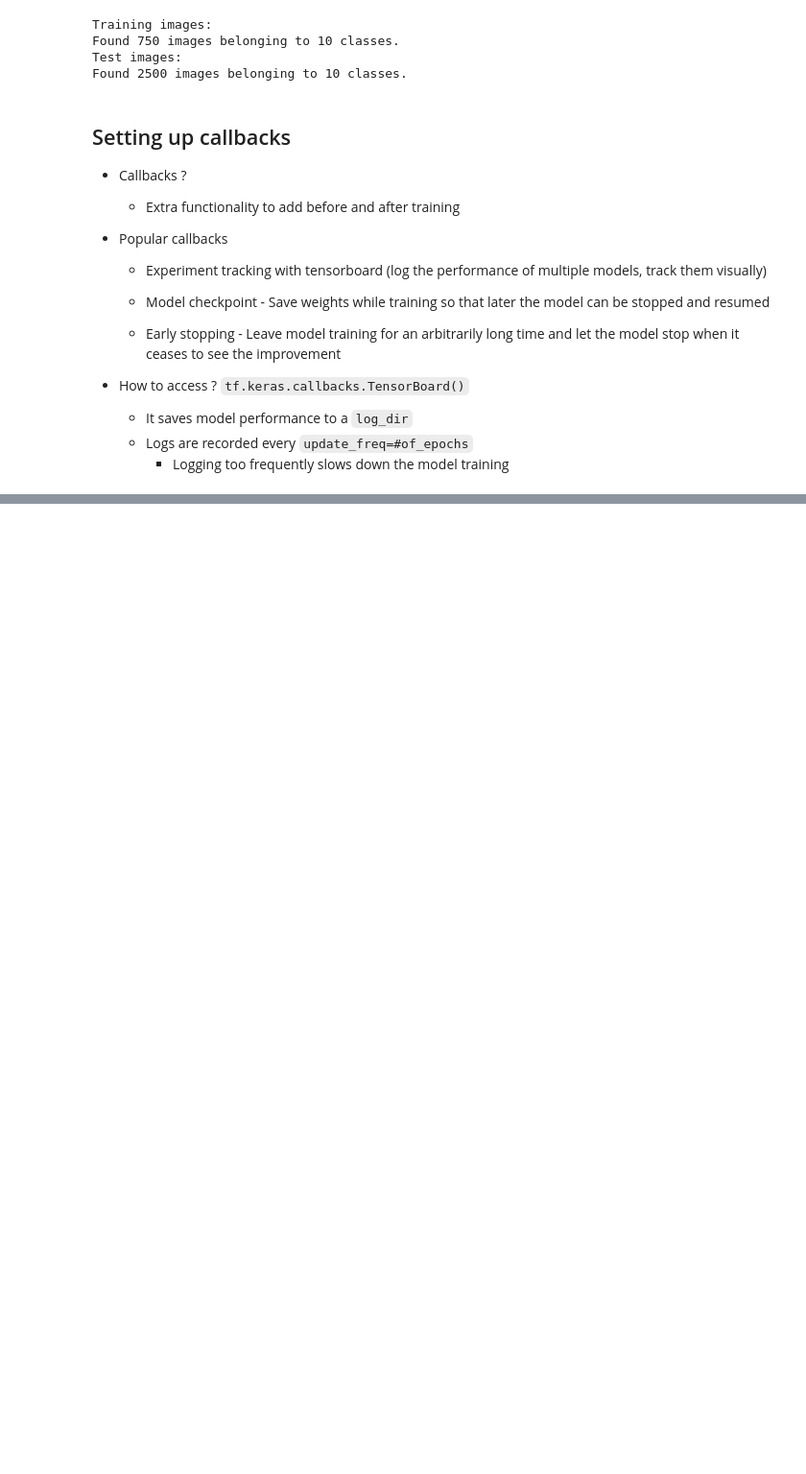
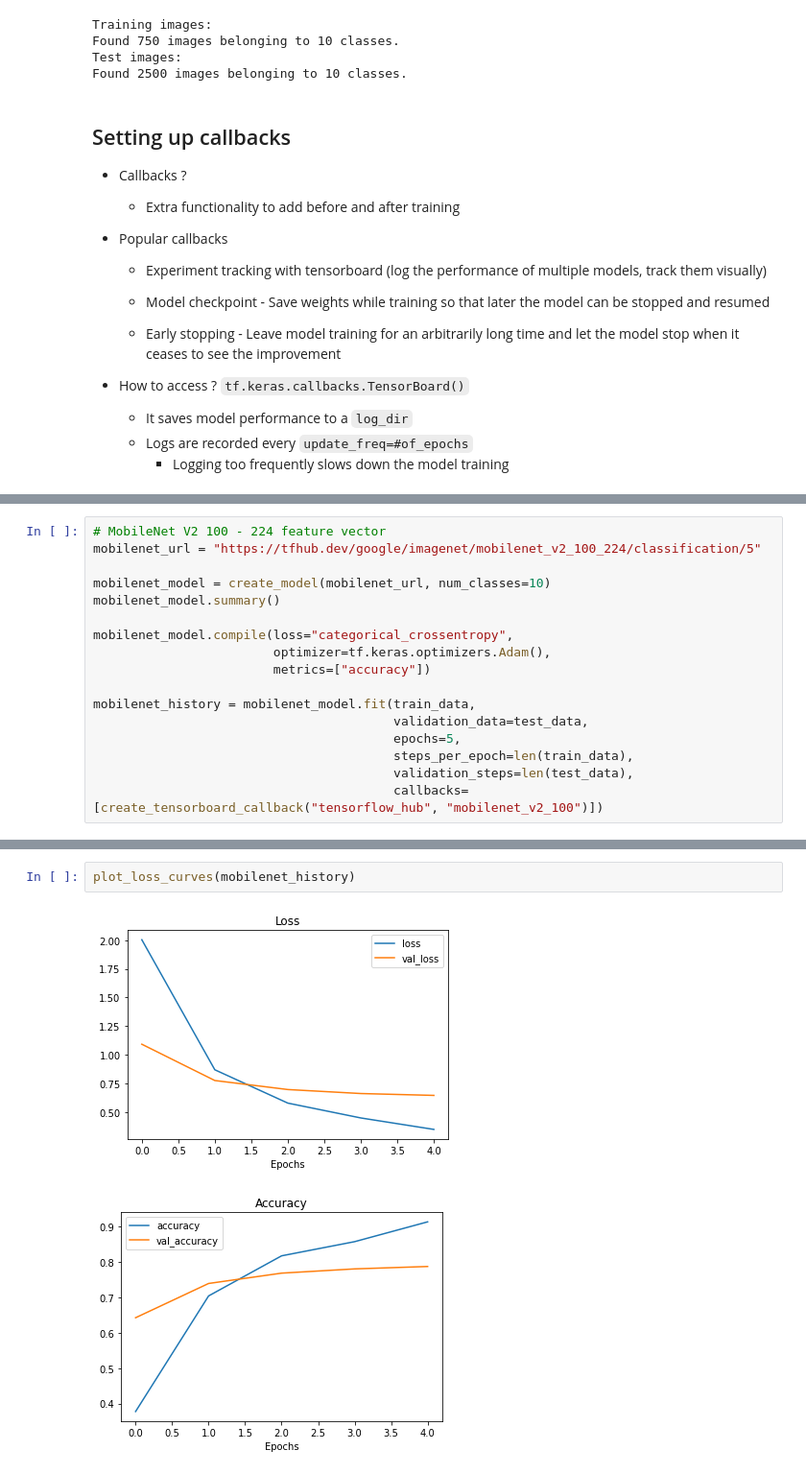
Before and after one commit to bnarath/TF_Developer, a Jupyter notebook: Transfer_Learning_Feature_Extraction.ipynb, the cells around one changed output, grey strips where cells are left out. Shown at 96% size. Drawn from its saved outputs; the diff is of its cells as text; blank space fills up the shorter version.

```diff
--- a/Transfer_Learning_Feature_Extraction.ipynb
+++ b/Transfer_Learning_Feature_Extraction.ipynb
@@ -119,0 +561,17 @@ Found 2500 images belonging to 10 classes.
+# %%
+# MobileNet V2 100 - 224 feature vector
+mobilenet_url = "https://tfhub.dev/google/imagenet/mobilenet_v2_100_224/classification/5"
+
+mobilenet_model = create_model(mobilenet_url, num_classes=10)
+mobilenet_model.summary()
+
+mobilenet_model.compile(loss="categorical_crossentropy",
+                        optimizer=tf.keras.optimizers.Adam(),
+                        metrics=["accuracy"])
+
+mobilenet_history = mobilenet_model.fit(train_data,
+                                        validation_data=test_data,
+                                        epochs=5,
+                                        steps_per_epoch=len(train_data),
+                                        validation_steps=len(test_data),
+                                        callbacks=[create_tensorboard_callback("tensorflow_hub", "mobilenet_v2_100")])
@@ -119,0 +596,5 @@ Found 2500 images belonging to 10 classes.
+# %%
+plot_loss_curves(mobilenet_history)
+# %% [output]
+[figure, added]
+[figure, added]
```
Also changed, not shown: parts of 32 cells of this notebook.
